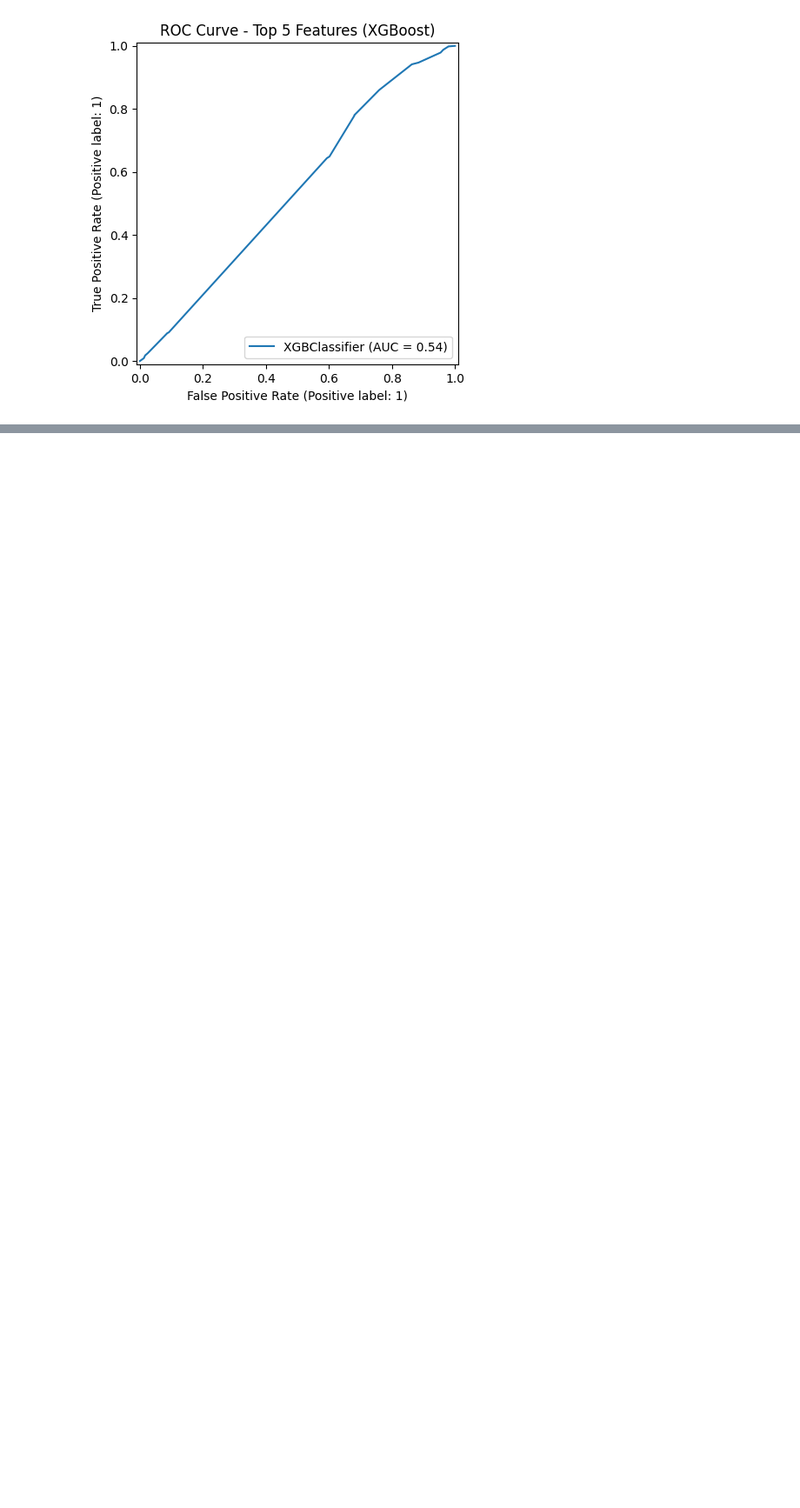
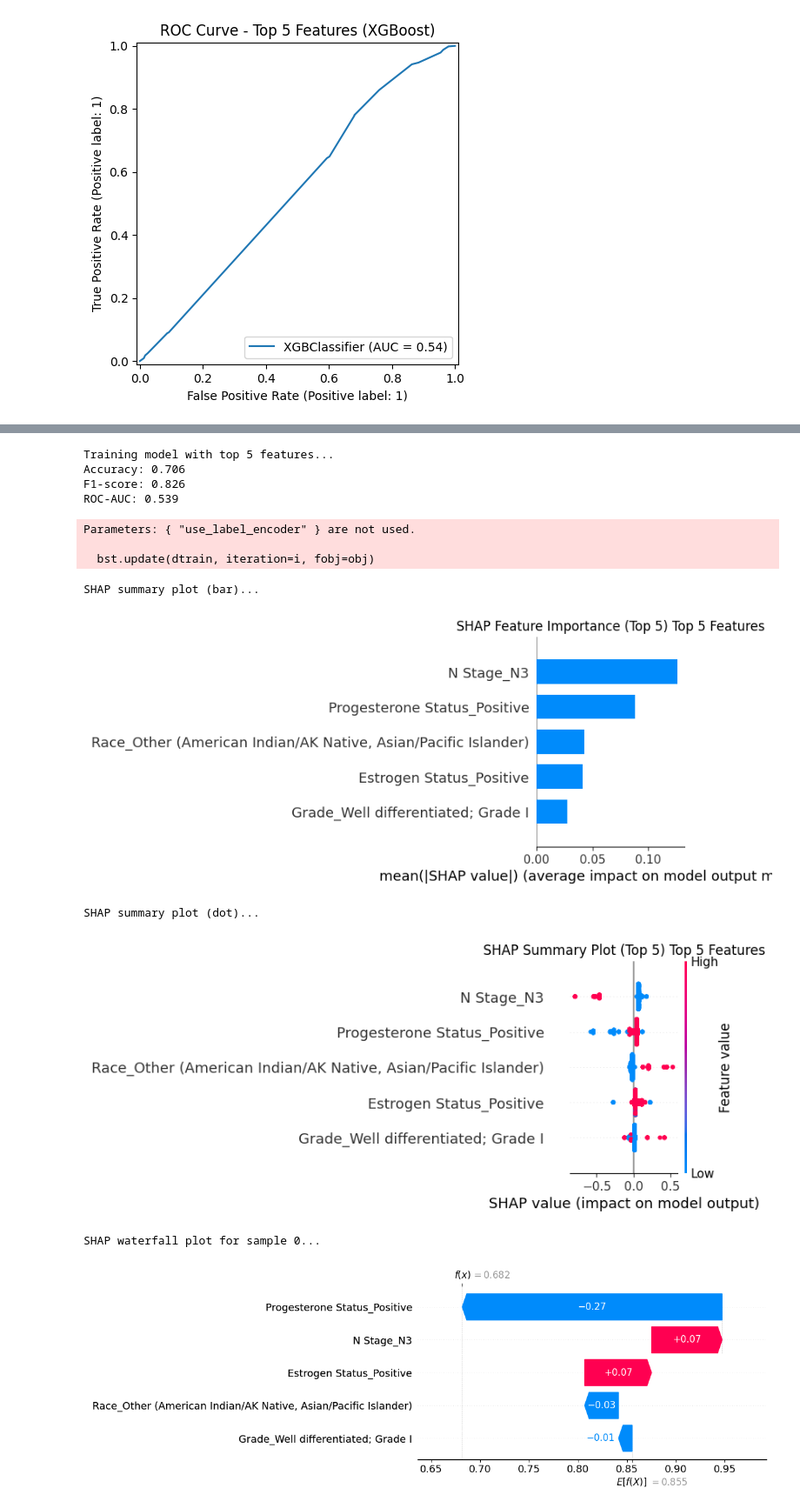
Before and after one commit to MichaelYemane707/breast_cancer_prediction, a Jupyter notebook: xgboost.ipynb, the cells around one changed output, grey strips where cells are left out. Shown: that part at 87% size. Cells and saved outputs as stored; diff of their text form; code cells hidden in the pictures; blank space fills up the shorter version.

Commit message:
Function to train, evaluate, and explain model with SHAP

```diff
--- a/xgboost.ipynb
+++ b/xgboost.ipynb
@@ -430,0 +449,35 @@ Mean ROC-AUC (CV): 0.5372 ± 0.0670
+# %%
+def train_evaluate_shap(X_train_sub, X_test_sub, y_train, y_test, top_features, title_suffix):
+    print(f"Training model with top {len(top_features)} features...")
+
+    model = xgb.XGBClassifier(use_label_encoder=False, eval_metric='logloss', random_state=42)
+    model.fit(X_train_sub, y_train)
+
+    y_pred = model.predict(X_test_sub)
+    y_prob = model.predict_proba(X_test_sub)[:, 1]
+
+    acc = accuracy_score(y_test, y_pred)
+    f1 = f1_score(y_test, y_pred)
+    roc_auc = roc_auc_score(y_test, y_prob)
+    print(f"Accuracy: {acc:.3f}")
+    print(f"F1-score: {f1:.3f}")
+    print(f"ROC-AUC: {roc_auc:.3f}")
+
+    explainer = shap.TreeExplainer(model)
+    shap_values = explainer.shap_values(X_test_sub)
+
+    print("SHAP summary plot (bar)...")
+    shap.summary_plot(shap_values, X_test_sub, plot_type="bar", show=False)
+    plt.title(f"SHAP Feature Importance (Top {len(top_features)}) {title_suffix}")
+    plt.show()
+
+    print("SHAP summary plot (dot)...")
+    shap.summary_plot(shap_values, X_test_sub, show=False)
+    plt.title(f"SHAP Summary Plot (Top {len(top_features)}) {title_suffix}")
+    plt.show()
+
+    sample_idx = 0
+    print(f"SHAP waterfall plot for sample {sample_idx}...")
+    shap.plots._waterfall.waterfall_legacy(explainer.expected_value, shap_values[sample_idx], X_test_sub.iloc[sample_idx])
+
+    print("-" * 10)
@@ -430,0 +486,19 @@ Mean ROC-AUC (CV): 0.5372 ± 0.0670
+# %%
+X_train_top5 = X_train[top5_features]
+X_test_top5 = X_test[top5_features]
+
+train_evaluate_shap(X_train_top5, X_test_top5, y_train, y_test, top5_features, "Top 5 Features")
+# %% [output]
+Training model with top 5 features...
+Accuracy: 0.706
+F1-score: 0.826
+ROC-AUC: 0.539
+Parameters: { "use_label_encoder" } are not used.
+
+  bst.update(dtrain, iteration=i, fobj=obj)
+SHAP summary plot (bar)...
+[figure, added]
+SHAP summary plot (dot)...
+[figure, added]
+SHAP waterfall plot for sample 0...
+[figure, added]
```
Also changed, not shown: parts of 8 cells of this notebook.
